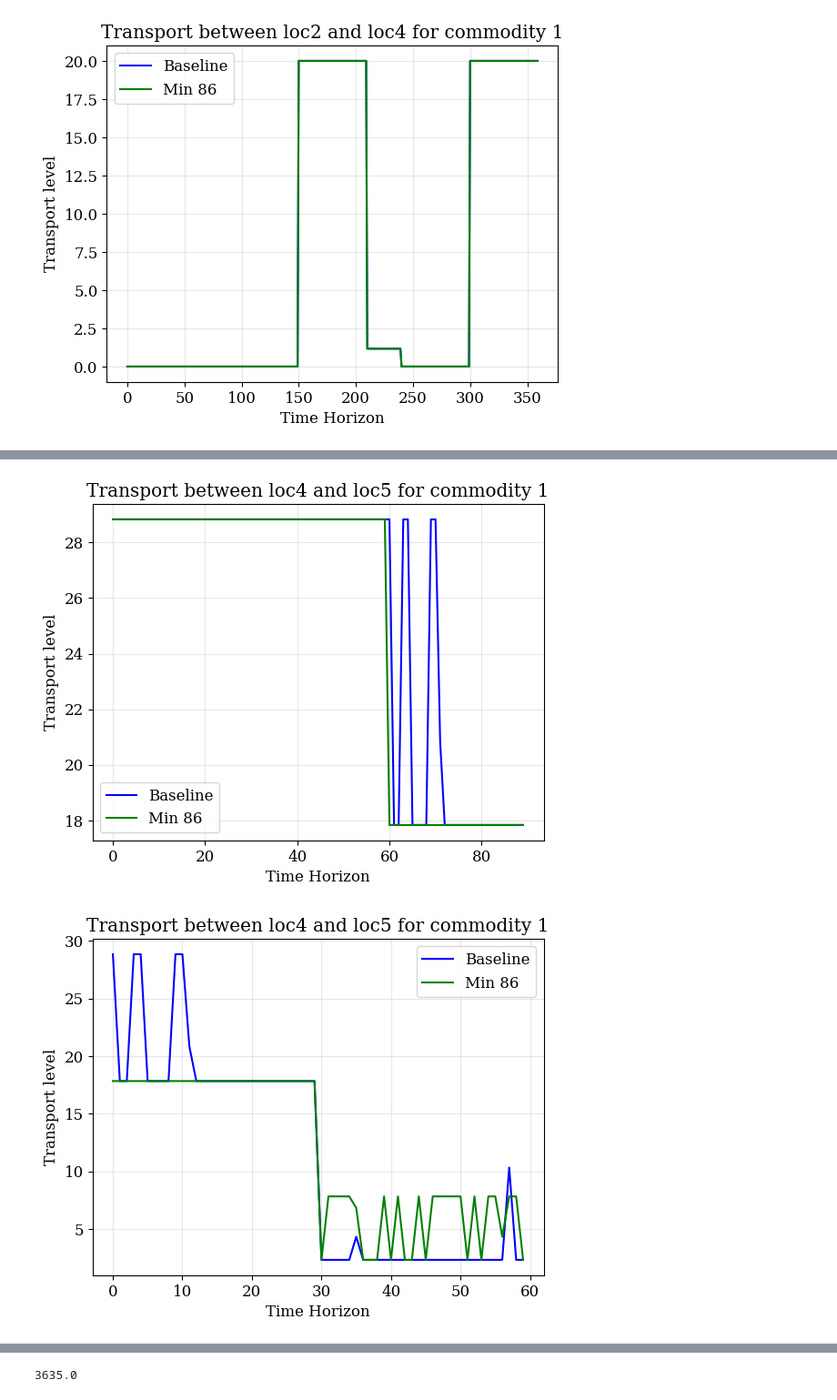
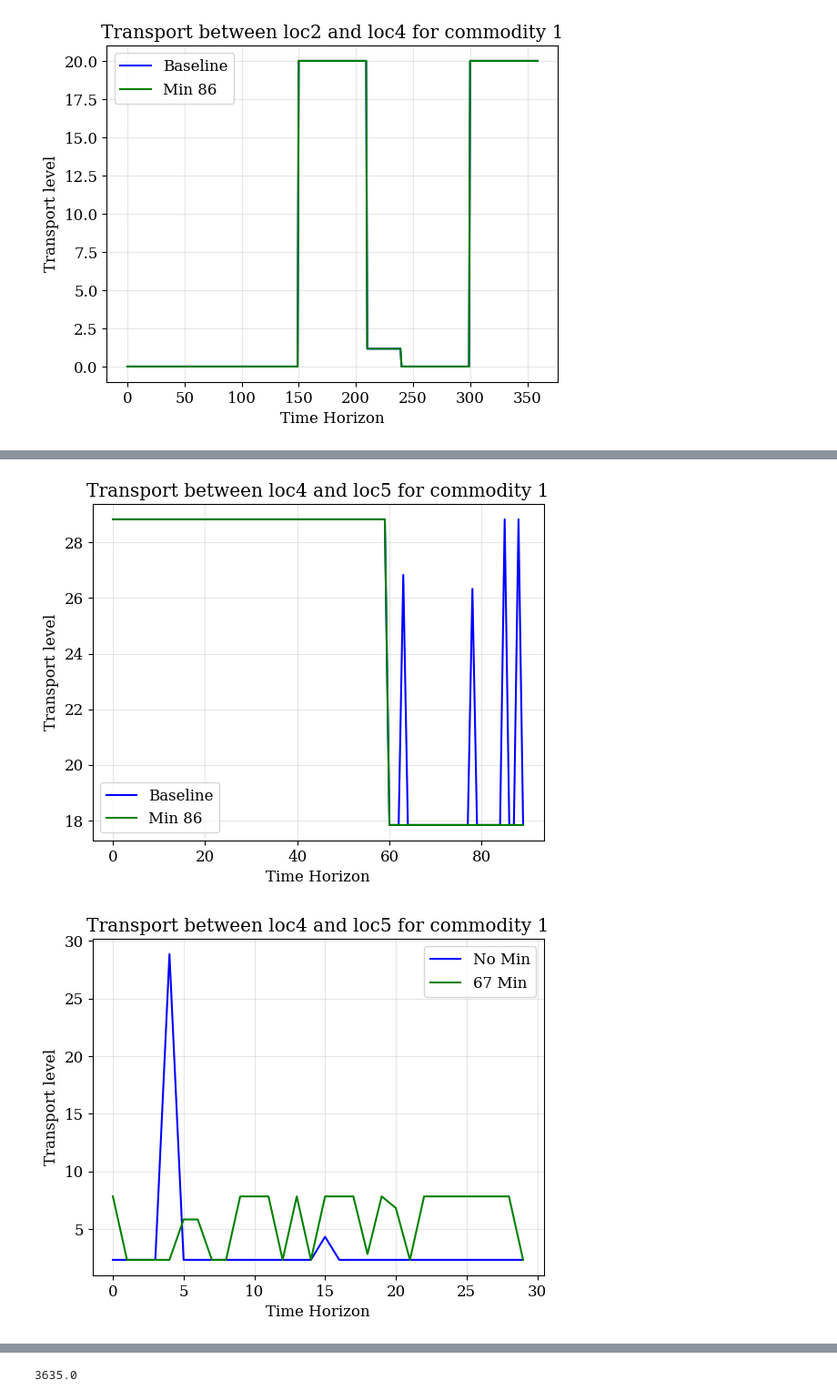
Before and after one commit to TAMUparametric/energiapy, a Jupyter notebook: docs/notebooks/ivanov-model/AIChE Fall 2023/Correct Case Studies/Ivanov Example RD.ipynb, the cells around one changed output, grey strips where cells are left out. Shown at 91% size. Cells and saved outputs as stored; diff of their text form; code cells hidden in the pictures.

Commit message:
Completed AIChE results

```diff
--- a/docs/notebooks/ivanov-model/AIChE Fall 2023/Correct Case Studies/Ivanov Example RD.ipynb
+++ b/docs/notebooks/ivanov-model/AIChE Fall 2023/Correct Case Studies/Ivanov Example RD.ipynb
@@ -69,48 +69,48 @@ com1_procure = Process(name='procure com1', prod_max=150, conversion={com1_pur:
 com1_sell = Process(name='sell com1', prod_max=M, conversion={com1_out: -1, com1_sold: 1}, capex=0.1, vopex=0.1, fopex=0.1,
                   label='Sell com1')
 
-com1_receive_loc1 = Process(name='com1_receive_loc1', prod_max=250, conversion={com1_loc1_out:-1, com1_in:1}, capex=0.1, vopex=0.1, fopex=0.1,
+com1_receive_loc1 = Process(name='com1_receive_loc1', prod_max=125, conversion={com1_loc1_out:-1, com1_in:1}, capex=0.1, vopex=0.1, fopex=0.1,
                             label='Commodity 1 received from location 1')
-com1_receive_loc2 = Process(name='com1_receive_loc2', prod_max=250, conversion={com1_loc2_out:-1, com1_in:1}, capex=0.1, vopex=0.1, fopex=0.1,
+com1_receive_loc2 = Process(name='com1_receive_loc2', prod_max=125, conversion={com1_loc2_out:-1, com1_in:1}, capex=0.1, vopex=0.1, fopex=0.1,
                             label='Commodity 1 received from location 2')
-com1_receive_loc3 = Process(name='com1_receive_loc3', prod_max=250, conversion={com1_loc3_out:-1, com1_in:1}, capex=0.1, vopex=0.1, fopex=0.1,
+com1_receive_loc3 = Process(name='com1_receive_loc3', prod_max=125, conversion={com1_loc3_out:-1, com1_in:1}, capex=0.1, vopex=0.1, fopex=0.1,
                             label='Commodity 1 received from location 3')
-com1_receive_loc4 = Process(name='com1_receive_loc4', prod_max=250, conversion={com1_loc4_out:-1, com1_in:1}, capex=0.1, vopex=0.1, fopex=0.1,
+com1_receive_loc4 = Process(name='com1_receive_loc4', prod_max=125, conversion={com1_loc4_out:-1, com1_in:1}, capex=0.1, vopex=0.1, fopex=0.1,
                             label='Commodity 1 received from location 4')
-com1_receive_loc6 = Process(name='com1_receive_loc6', prod_max=250, conversion={com1_loc6_out:-1, com1_in:1}, capex=0.1, vopex=0.1, fopex=0.1,
+com1_receive_loc6 = Process(name='com1_receive_loc6', prod_max=125, conversion={com1_loc6_out:-1, com1_in:1}, capex=0.1, vopex=0.1, fopex=0.1,
                             label='Commodity 1 received from location 6')
-com1_receive_loc7 = Process(name='com1_receive_loc7', prod_max=250, conversion={com1_loc7_out:-1, com1_in:1}, capex=0.1, vopex=0.1, fopex=0.1,
+com1_receive_loc7 = Process(name='com1_receive_loc7', prod_max=125, conversion={com1_loc7_out:-1, com1_in:1}, capex=0.1, vopex=0.1, fopex=0.1,
                             label='Commodity 1 received from location 7')
 
-com1_process = Process(name='com1_process', prod_max=250, conversion={com1_in:-1, com1_out:1}, capex=0.1, vopex=0.1, fopex=0.1,
+com1_process = Process(name='com1_process', prod_max=125, conversion={com1_in:-1, com1_out:1}, capex=0.1, vopex=0.1, fopex=0.1,
                             label='Process the commodity through the location')
 
-com1_store10 = Process(name='com1_store10', conversion={com1_in:-1, com1_stored10:1}, store_max=10/_coms, prod_max=250, capex=100, vopex=1, store_min=0.01,
+com1_store10 = Process(name='com1_store10', conversion={com1_in:-1, com1_stored10:1}, prod_max=125, capex=100, vopex=1, store_min=0.01,
                   label="Storage capacity of 10 units")
-com1_discharge10 = Process(name='com1_discharge10', conversion={com1_stored10:-1, com1_out:1},  prod_max=250,
+com1_discharge10 = Process(name='com1_discharge10', conversion={com1_stored10:-1, com1_out:1},  prod_max=125,
                                  label='Discharge process from storage')
 
-com1_store20 = Process(name='com1_store20', conversion={com1_in:-1, com1_stored20:1}, store_max=20/_coms, prod_max=250, capex=250, vopex=2, store_min=0.01,
+com1_store20 = Process(name='com1_store20', conversion={com1_in:-1, com1_stored20:1}, prod_max=125, capex=125, vopex=2, store_min=0.01,
                   label="Storage capacity of 20 units")
-com1_discharge20 = Process(name='com1_discharge20', conversion={com1_stored20:-1, com1_out:1}, prod_max=250,
+com1_discharge20 = Process(name='com1_discharge20', conversion={com1_stored20:-1, com1_out:1}, prod_max=125,
                                  label='Discharge process from storage')
 
-com1_store50 = Process(name='com1_store50', conversion={com1_in:-1, com1_stored50:1}, store_max=50/_coms, prod_max=250, capex=500, vopex=5, store_min=0.01,
+com1_store50 = Process(name='com1_store50', conversion={com1_in:-1, com1_stored50:1}, prod_max=125, capex=500, vopex=5, store_min=0.01,
                   label="Storage capacity of 50 units")
-com1_discharge50 = Process(name='com1_discharge50', conversion={com1_stored50:-1, com1_out:1}, prod_max=250,
+com1_discharge50 = Process(name='com1_discharge50', conversion={com1_stored50:-1, com1_out:1}, prod_max=125,
                                  label='Discharge process from storage')
 
-com1_loc1_send = Process(name='com1_loc1_send', prod_max=250, conversion={com1_out:-1, com1_loc1_out:1}, capex=0.1, vopex=0.1, fopex=0.1,
+com1_loc1_send = Process(name='com1_loc1_send', prod_max=125, conversion={com1_out:-1, com1_loc1_out:1}, capex=0.1, vopex=0.1, fopex=0.1,
                             label='Send commodity one from location 1')
-com1_loc2_send = Process(name='com1_loc2_send', prod_max=250, conversion={com1_out:-1, com1_loc2_out:1}, capex=0.1, vopex=0.1, fopex=0.1,
+com1_loc2_send = Process(name='com1_loc2_send', prod_max=125, conversion={com1_out:-1, com1_loc2_out:1}, capex=0.1, vopex=0.1, fopex=0.1,
                             label='Send commodity one from location 1')
-com1_loc3_send = Process(name='com1_loc3_send', prod_max=250, conversion={com1_out:-1, com1_loc3_out:1}, capex=0.1, vopex=0.1, fopex=0.1,
+com1_loc3_send = Process(name='com1_loc3_send', prod_max=125, conversion={com1_out:-1, com1_loc3_out:1}, capex=0.1, vopex=0.1, fopex=0.1,
                             label='Send commodity one from location 1')
-com1_loc4_send = Process(name='com1_loc4_send', prod_max=250, conversion={com1_out:-1, com1_loc4_out:1}, capex=0.1, vopex=0.1, fopex=0.1,
+com1_loc4_send = Process(name='com1_loc4_send', prod_max=125, conversion={com1_out:-1, com1_loc4_out:1}, capex=0.1, vopex=0.1, fopex=0.1,
                             label='Send commodity one from location 1')
-com1_loc6_send = Process(name='com1_loc6_send', prod_max=250, conversion={com1_out:-1, com1_loc6_out:1}, capex=0.1, vopex=0.1, fopex=0.1,
+com1_loc6_send = Process(name='com1_loc6_send', prod_max=125, conversion={com1_out:-1, com1_loc6_out:1}, capex=0.1, vopex=0.1, fopex=0.1,
                             label='Send commodity one from location 1')
-com1_loc7_send = Process(name='com1_loc7_send', prod_max=250, conversion={com1_out:-1, com1_loc7_out:1}, capex=0.1, vopex=0.1, fopex=0.1,
+com1_loc7_send = Process(name='com1_loc7_send', prod_max=125, conversion={com1_out:-1, com1_loc7_out:1}, capex=0.1, vopex=0.1, fopex=0.1,
                             label='Send commodity one from location 1')
 # %%
 # ======================================================================================================================
@@ -922,33 +926,33 @@ plt.rcdefaults()
 # Show the plot
 plt.show()
 # %% [output]
-[figure, old version]
+[figure, new version]
 # %%
 import matplotlib.pyplot as plt
 from matplotlib import rc
 
 rc('font', **{'family': 'serif', 'serif': ['Computer Modern'], 'size': 12})
 rc('text', usetex=False)
 
 fig, ax = plt.subplots()
 
 # Plot data from the first dataset
-ax.plot(range(len(list(value for key, value in results_mincost.output['Exp'].items() if key[0]=='loc4' and key[1]=='loc5'and key[2]=='truck100_45'and key[3]=='com1_loc4_out' and key[5]>=2 and key[5]<4))), list(value for key, value in results_mincost.output['Exp'].items() if key[0]=='loc4' and key[1]=='loc5'and key[2]=='truck100_45'and key[3]=='com1_loc4_out'  and key[5]>=2 and key[5]<4), label='Baseline', color='blue')
+ax.plot(range(len(list(value for key, value in results_mincost.output['Exp'].items() if key[0]=='loc4' and key[1]=='loc5'and key[2]=='truck100_45'and key[3]=='com1_loc4_out' and key[5]>2 and key[5]<4))), list(value for key, value in results_mincost.output['Exp'].items() if key[0]=='loc4' and key[1]=='loc5'and key[2]=='truck100_45'and key[3]=='com1_loc4_out'  and key[5]>2 and key[5]<4), label='No Min', color='blue')
 
-ax.plot(range(len(list(value for key, value in results_mincost_6.output['Exp'].items() if key[0]=='loc4' and key[1]=='loc5'and key[2]=='truck100_45'and key[3]=='com1_loc4_out' and key[5]>=2 and key[5]<4))), list(value for key, value in results_mincost_6.output['Exp'].items() if key[0]=='loc4' and key[1]=='loc5'and key[2]=='truck100_45'and key[3]=='com1_loc4_out' and key[5]>=2 and key[5]<4), label='Min 86', color='green')
+ax.plot(range(len(list(value for key, value in results_mincost_6.output['Exp'].items() if key[0]=='loc4' and key[1]=='loc5'and key[2]=='truck100_45'and key[3]=='com1_loc4_out' and key[5]>2 and key[5]<4))), list(value for key, value in results_mincost_6.output['Exp'].items() if key[0]=='loc4' and key[1]=='loc5'and key[2]=='truck100_45'and key[3]=='com1_loc4_out' and key[5]>2 and key[5]<4), label='67 Min', color='green')
 
 # Customize the plot
 ax.set_xlabel('Time Horizon')
 ax.set_ylabel('Transport level')
 ax.set_title('Transport between loc4 and loc5 for commodity 1')
 ax.legend()
 ax.plot(linewidth=0.5)
 plt.grid(alpha=0.3)
 plt.rcdefaults()
 # Show the plot
 plt.show()
 # %% [output]
-[figure, old version]
+[figure, new version]
 # %%
 import matplotlib.pyplot as plt
 from matplotlib import rc
```
Also changed, not shown: parts of 47 cells of this notebook, 2 other files.
